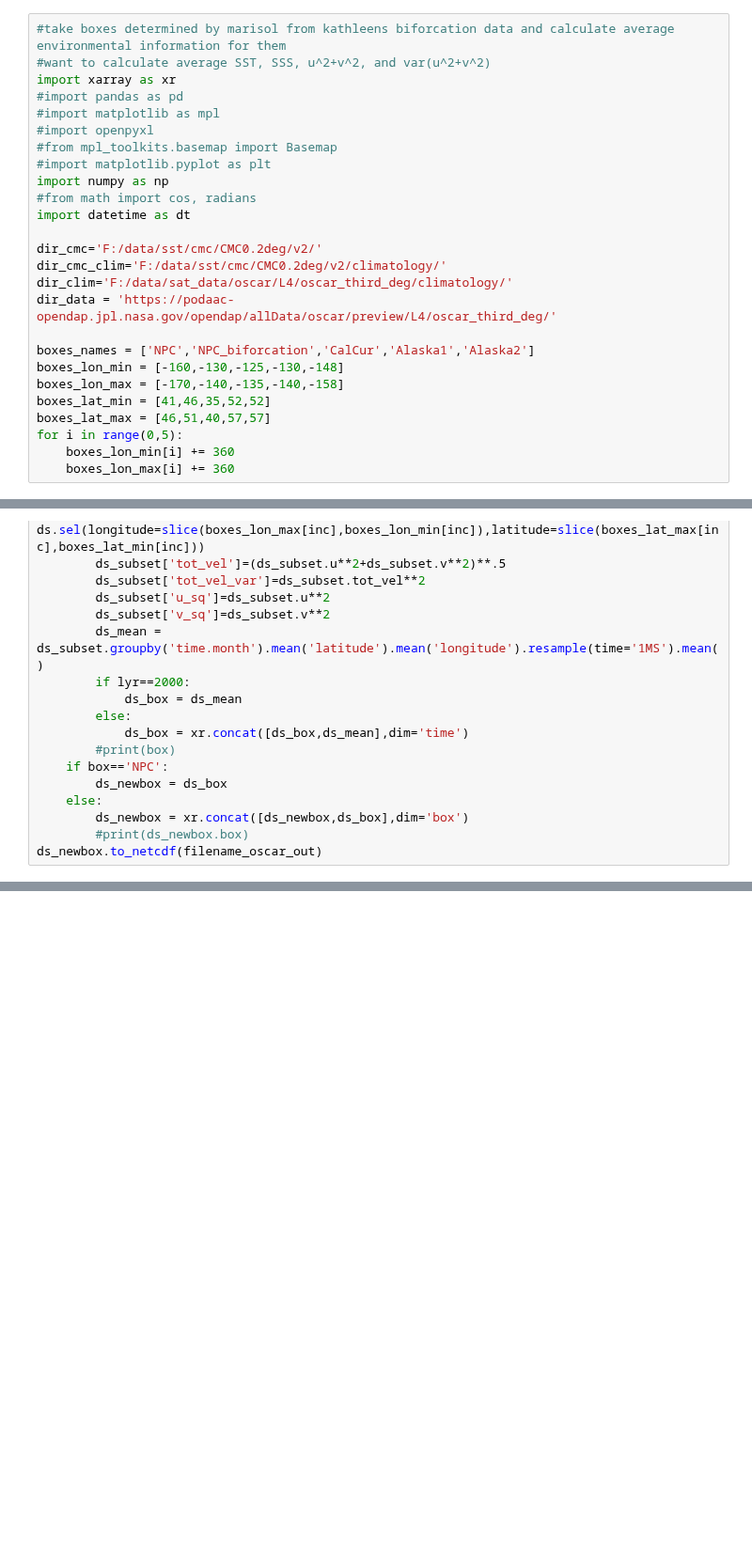
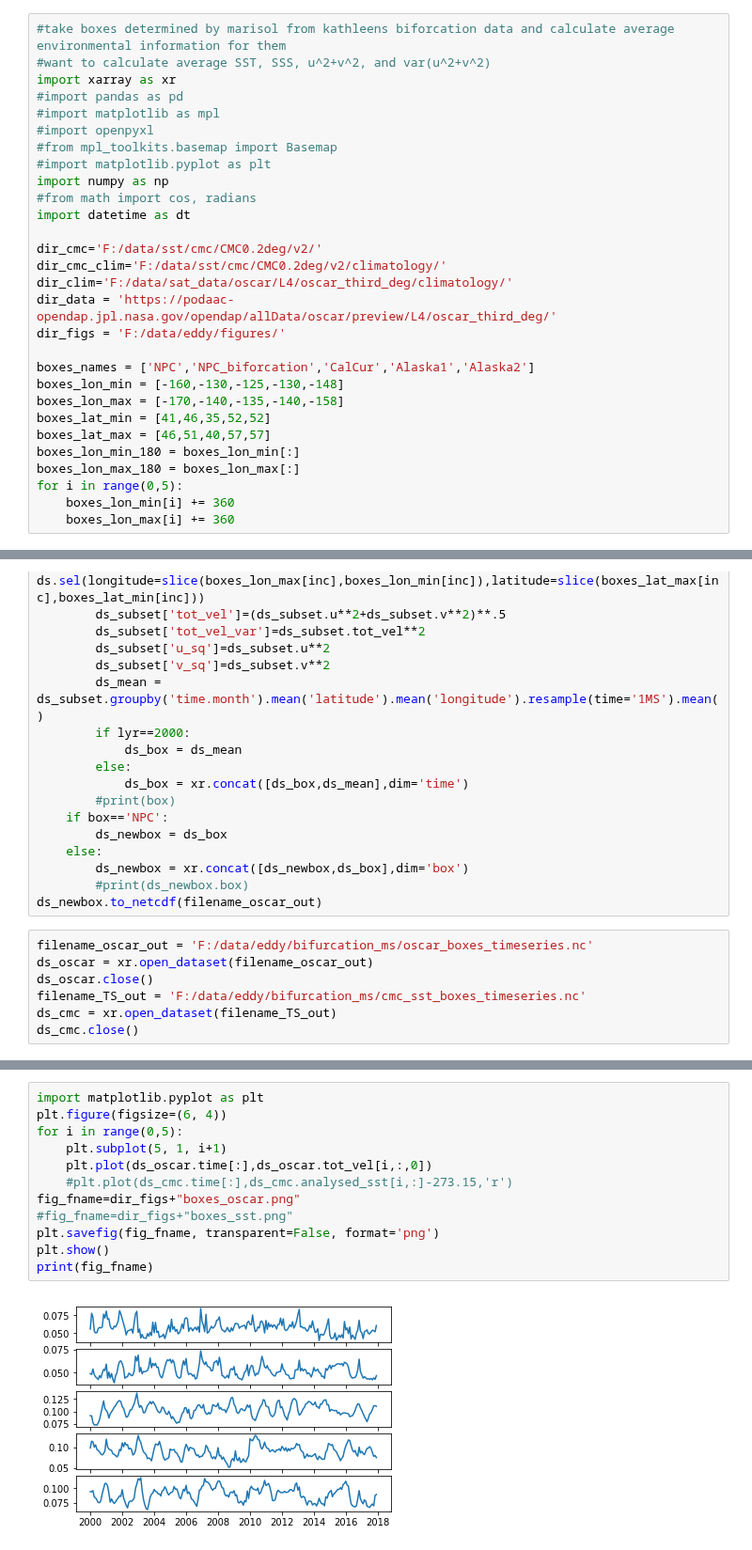
Before and after one commit to cgentemann/Biophysical, a Jupyter notebook: average environment in boxes.ipynb, the cells around one changed output, grey strips where cells are left out. Shown at 94% size. Cells and saved outputs as stored; diff of their text form; blank space fills up the shorter version.

```diff
--- a/average environment in boxes.ipynb
+++ b/average environment in boxes.ipynb
@@ -15,12 +15,15 @@ dir_cmc='F:/data/sst/cmc/CMC0.2deg/v2/'
 dir_cmc_clim='F:/data/sst/cmc/CMC0.2deg/v2/climatology/'
 dir_clim='F:/data/sat_data/oscar/L4/oscar_third_deg/climatology/'
 dir_data = 'https://podaac-opendap.jpl.nasa.gov/opendap/allData/oscar/preview/L4/oscar_third_deg/'
+dir_figs = 'F:/data/eddy/figures/'
 
 boxes_names = ['NPC','NPC_biforcation','CalCur','Alaska1','Alaska2']
 boxes_lon_min = [-160,-130,-125,-130,-148]
 boxes_lon_max = [-170,-140,-135,-140,-158]
 boxes_lat_min = [41,46,35,52,52]
 boxes_lat_max = [46,51,40,57,57]
+boxes_lon_min_180 = boxes_lon_min[:]
+boxes_lon_max_180 = boxes_lon_max[:]
 for i in range(0,5):
     boxes_lon_min[i] += 360
     boxes_lon_max[i] += 360
@@ -52,3 +55,10 @@ for box in boxes_names:
         ds_newbox = xr.concat([ds_newbox,ds_box],dim='box')
         #print(ds_newbox.box)
 ds_newbox.to_netcdf(filename_oscar_out)
+# %%
+filename_oscar_out = 'F:/data/eddy/bifurcation_ms/oscar_boxes_timeseries.nc'
+ds_oscar = xr.open_dataset(filename_oscar_out)
+ds_oscar.close()
+filename_TS_out = 'F:/data/eddy/bifurcation_ms/cmc_sst_boxes_timeseries.nc'
+ds_cmc = xr.open_dataset(filename_TS_out)
+ds_cmc.close()
@@ -54,0 +81,14 @@ ds_newbox.to_netcdf(filename_oscar_out)
+# %%
+import matplotlib.pyplot as plt
+plt.figure(figsize=(6, 4))
+for i in range(0,5):
+    plt.subplot(5, 1, i+1)
+    plt.plot(ds_oscar.time[:],ds_oscar.tot_vel[i,:,0])
+    #plt.plot(ds_cmc.time[:],ds_cmc.analysed_sst[i,:]-273.15,'r')
+fig_fname=dir_figs+"boxes_oscar.png"
+#fig_fname=dir_figs+"boxes_sst.png"
+plt.savefig(fig_fname, transparent=False, format='png')
+plt.show()
+print(fig_fname)
+# %% [output]
+[figure, added]
```
Also changed, not shown: parts of 6 cells of this notebook, 1 other file.
